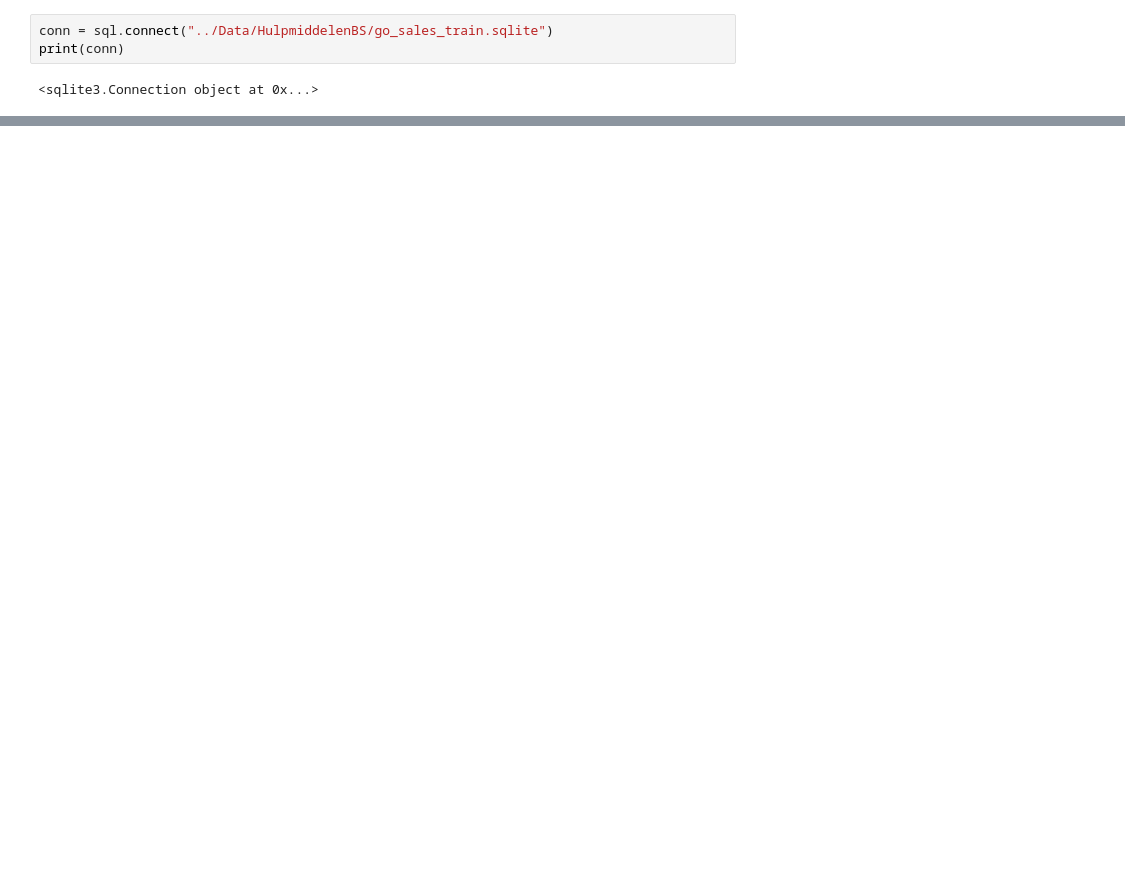
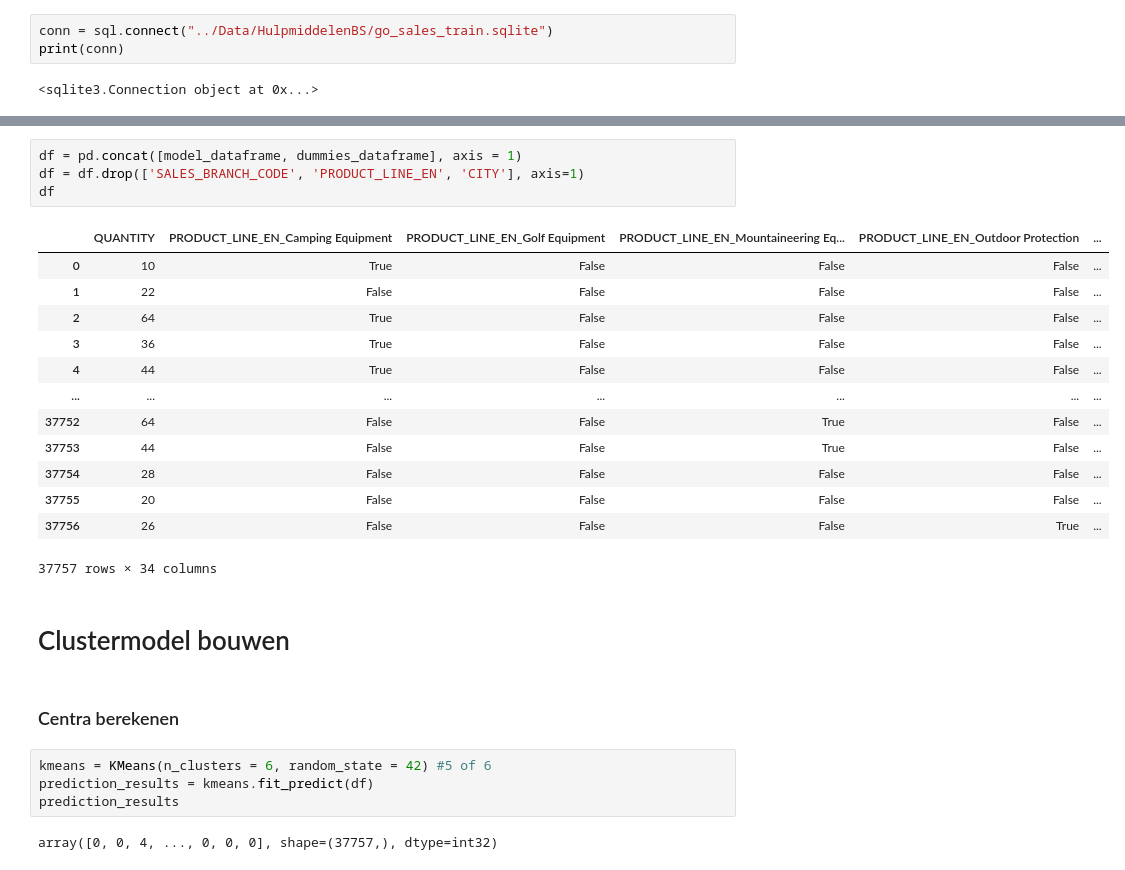
Before and after one commit to Wollepluis/DEDSPortfolio, a Jupyter notebook: Notebooks/DEDS_WC_10.1_Opdrachten.ipynb, the cells around one changed output, grey strips where cells are left out. Saved outputs shown, nothing was run; the diff lists cells and outputs as text; blank space fills up the shorter version.

```diff
--- a/Notebooks/DEDS_WC_10.1_Opdrachten.ipynb
+++ b/Notebooks/DEDS_WC_10.1_Opdrachten.ipynb
@@ -92,0 +111,28 @@ model_dataframe
+# %%
+df = pd.concat([model_dataframe, dummies_dataframe], axis = 1)
+df = df.drop(['SALES_BRANCH_CODE', 'PRODUCT_LINE_EN', 'CITY'], axis=1)
+df
+# %% [output]
+|  | QUANTITY | PRODUCT_LINE_EN_Camping Equipment | PRODUCT_LINE_EN_Golf Equipment | PRODUCT_LINE_EN_Mountaineering Eq... | PRODUCT_LINE_EN_Outdoor Protection | ... |
+| 0 | 10 | True | False | False | False | ... |
+| 1 | 22 | False | False | False | False | ... |
+| 2 | 64 | True | False | False | False | ... |
+| 3 | 36 | True | False | False | False | ... |
+| 4 | 44 | True | False | False | False | ... |
+| ... | ... | ... | ... | ... | ... | ... |
+| 37752 | 64 | False | False | True | False | ... |
+| 37753 | 44 | False | False | True | False | ... |
+| 37754 | 28 | False | False | False | False | ... |
+| 37755 | 20 | False | False | False | False | ... |
+| 37756 | 26 | False | False | False | True | ... |
+37757 rows × 34 columns
+# %% [markdown]
+# Clustermodel bouwen
+# %% [markdown]
+### Centra berekenen
+# %%
+kmeans = KMeans(n_clusters = 6, random_state = 42) #5 of 6
+prediction_results = kmeans.fit_predict(df)
+prediction_results
+# %% [output]
+array([0, 0, 4, ..., 0, 0, 0], shape=(37757,), dtype=int32)
```
Also changed, not shown: parts of 15 cells of this notebook, 7 other files.
